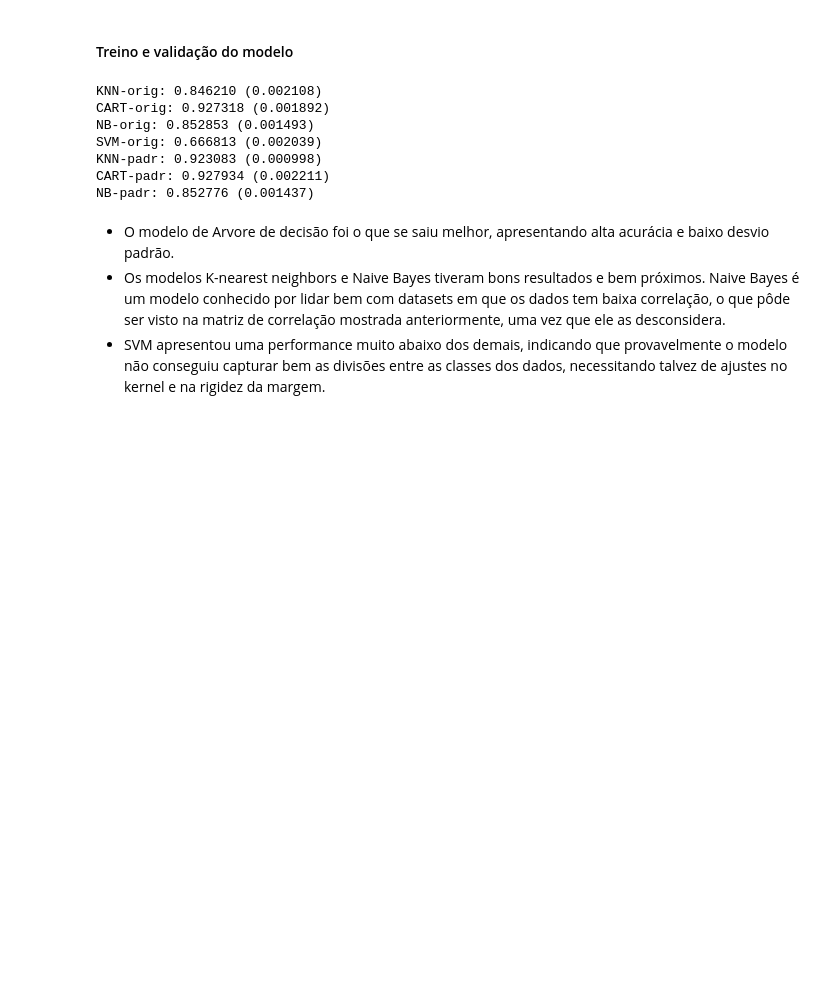
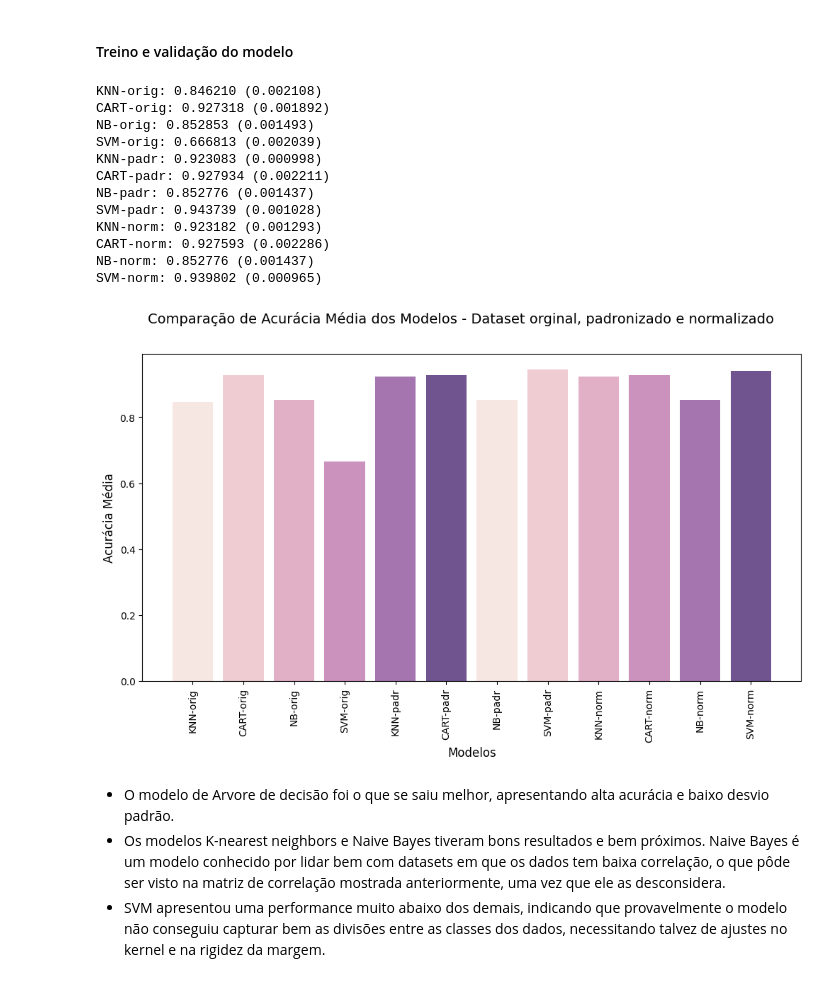
Before and after one commit to NephilimJaeger/mvp-model-fullstack, a Jupyter notebook: data/model_training.ipynb, the cells around one changed output. Saved outputs shown, nothing was run; the diff lists cells and outputs as text; code cells hidden in the pictures; blank space fills up the shorter version.

```diff
--- a/data/model_training.ipynb
+++ b/data/model_training.ipynb
@@ -308,34 +308,42 @@ models = [knn, cart, naive_bayes, svm]
 
 #Steps para o pipeline usando dados padronizados e normalizados
 standard_scaler = ('StandardScaler', StandardScaler())
 min_max_scaler = ('MinMaxScaler', MinMaxScaler())
 
 scalers = [standard_scaler, min_max_scaler]
 
 #Tipos de datasets que serão avaliados
 dataset_types = ['original', 'padronizado', 'normalizado']
 
 #Cria um pipeline para cada modelo e tipo de dataset
 pipelines = create_pipelines(models, scalers, dataset_types)
 
 results, names = evaluate(pipelines, X_train, y_train, kfold, scoring)
 
 # Gráfico de barras com a comparação dos modelos
 means = [np.mean(result) for result in results]
 fig = plt.figure(figsize=(12, 6))
+cube_palette = sns.cubehelix_palette(gamma=.5)
 plt.bar(names, means, color=cube_palette)
 fig.suptitle('Comparação de Acurácia Média dos Modelos - Dataset orginal, padronizado e normalizado', fontsize=14)
 plt.xlabel('Modelos', fontsize=12)
+plt.xticks(rotation=90)
 plt.ylabel('Acurácia Média', fontsize=12)
-plt.xticks(rotation=90)
+plt.show()
 # %% [output]
 KNN-orig: 0.846210 (0.002108)
 CART-orig: 0.927318 (0.001892)
 NB-orig: 0.852853 (0.001493)
 SVM-orig: 0.666813 (0.002039)
 KNN-padr: 0.923083 (0.000998)
 CART-padr: 0.927934 (0.002211)
 NB-padr: 0.852776 (0.001437)
+SVM-padr: 0.943739 (0.001028)
+KNN-norm: 0.923182 (0.001293)
+CART-norm: 0.927593 (0.002286)
+NB-norm: 0.852776 (0.001437)
+SVM-norm: 0.939802 (0.000965)
+[figure, added]
 # %% [markdown]
 - O modelo de Arvore de decisão foi o que se saiu melhor, apresentando alta acurácia e baixo desvio padrão.
 - Os modelos K-nearest neighbors e Naive Bayes tiveram bons resultados e bem próximos. Naive Bayes é um modelo conhecido por lidar bem com datasets em que os dados tem baixa correlação, o que pôde ser visto na matriz de correlação mostrada anteriormente, uma vez que ele as desconsidera.
```
Also changed, not shown: parts of 1 cell of this notebook, 12 other files.
